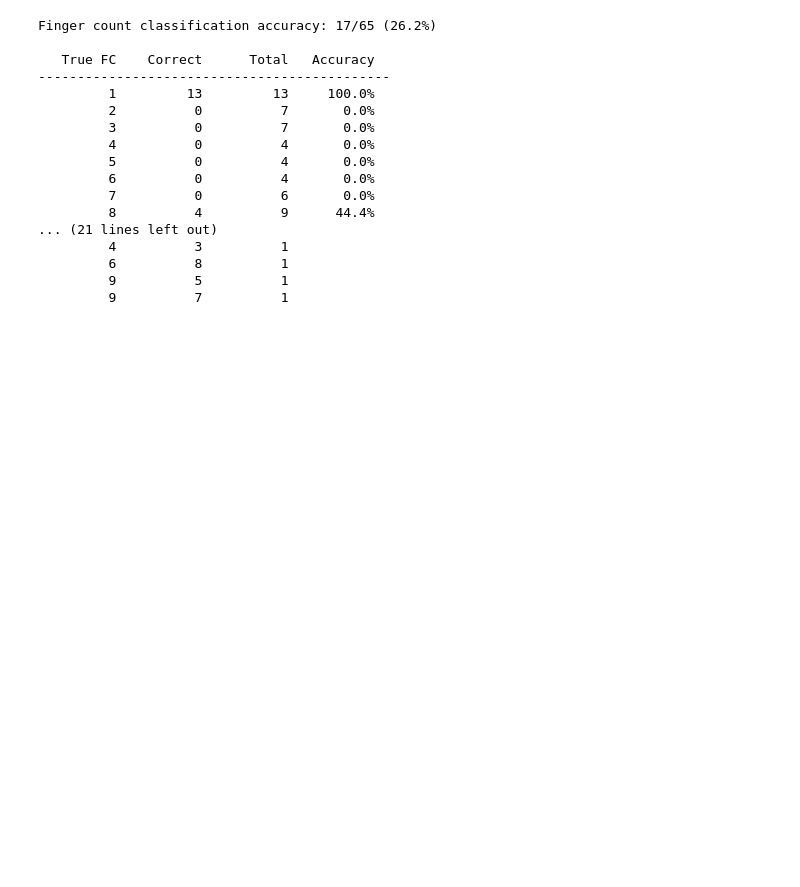
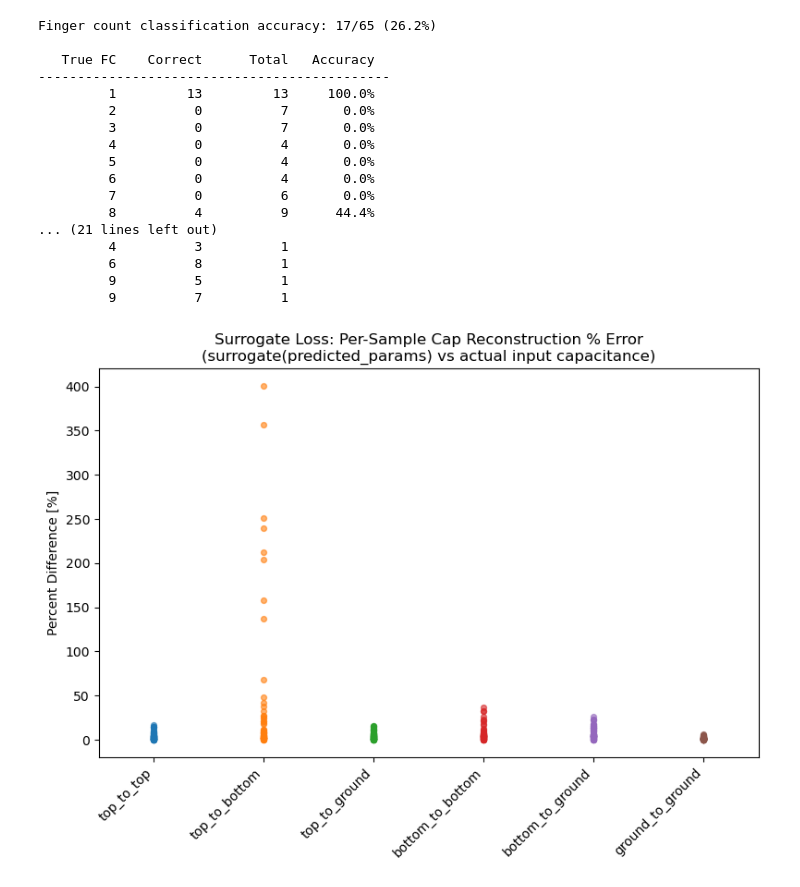
Before and after one commit to CosmiQuantum/ML_qubit_design, a Jupyter notebook: model_predict_coupler_NCap_cap_matrix/ml_22_print_results_surrogate_defined_loss.ipynb, the cells around one changed output. Cells and saved outputs as stored; diff of their text form; code cells hidden in the pictures; blank space fills up the shorter version.

```diff
--- a/model_predict_coupler_NCap_cap_matrix/ml_22_print_results_surrogate_defined_loss.ipynb
+++ b/model_predict_coupler_NCap_cap_matrix/ml_22_print_results_surrogate_defined_loss.ipynb
@@ -581,3 +595,20 @@ Finger count classification accuracy: 17/65 (26.2%)
          6          8          1
          9          5          1
          9          7          1
+# %%
+fig, ax = plt.subplots(figsize=(8, 6))
+
+for j in range(n_cap_params):
+    col_pct = pct_errors_unscaled[:, j]
+    ax.scatter(np.full(len(col_pct), j), col_pct, s=18, alpha=0.6)
+
+ax.set_xticks(range(n_cap_params))
+ax.set_xticklabels(short_names, rotation=45, ha='right')
+ax.set_ylabel('Percent Difference [%]')
+ax.set_title('Surrogate Loss: Per-Sample Cap Reconstruction % Error\n(surrogate(predicted_params) vs actual input capacitance)')
+ax.set_xlim(-0.5, n_cap_params - 0.5)
+plt.tight_layout()
+plt.savefig('plots/surrogate_loss_cap_recon_pct_scatter_style2.pdf')
+plt.show()
+# %% [output]
+[figure, added]
```
Also changed, not shown: parts of 6 cells of this notebook, 37 other files.
